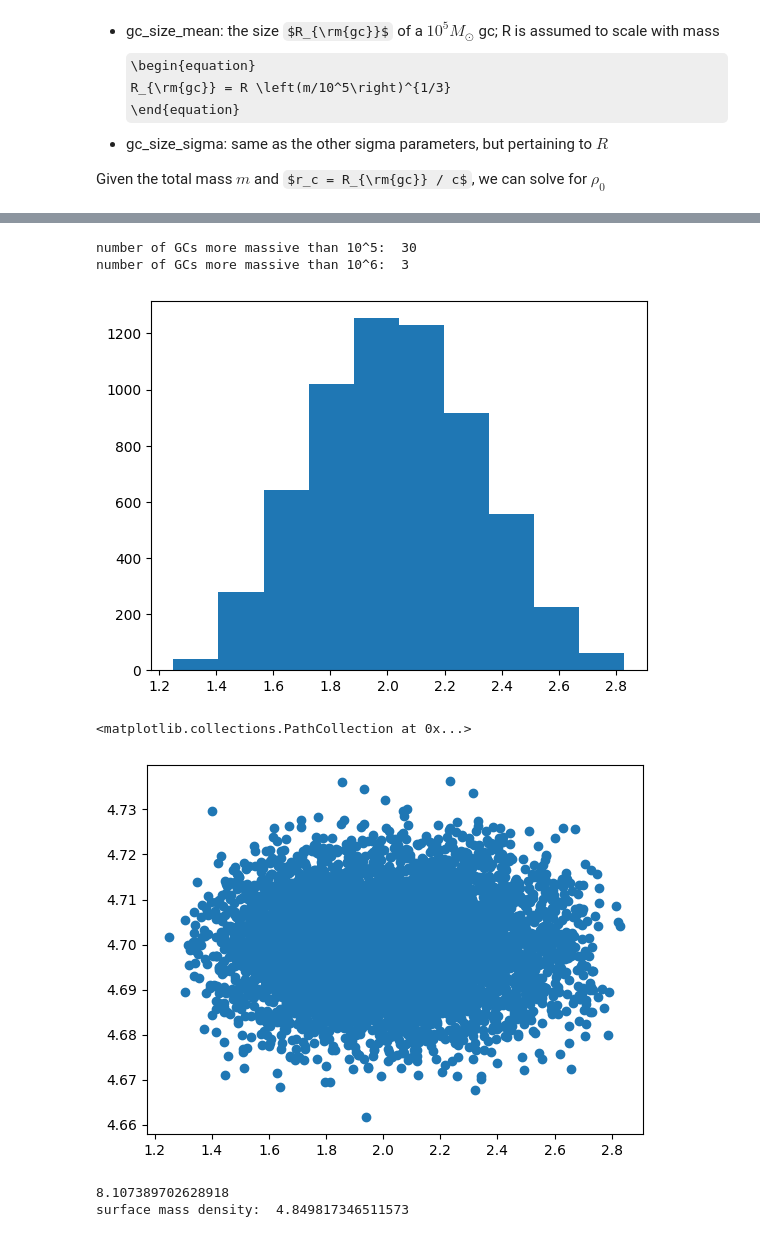
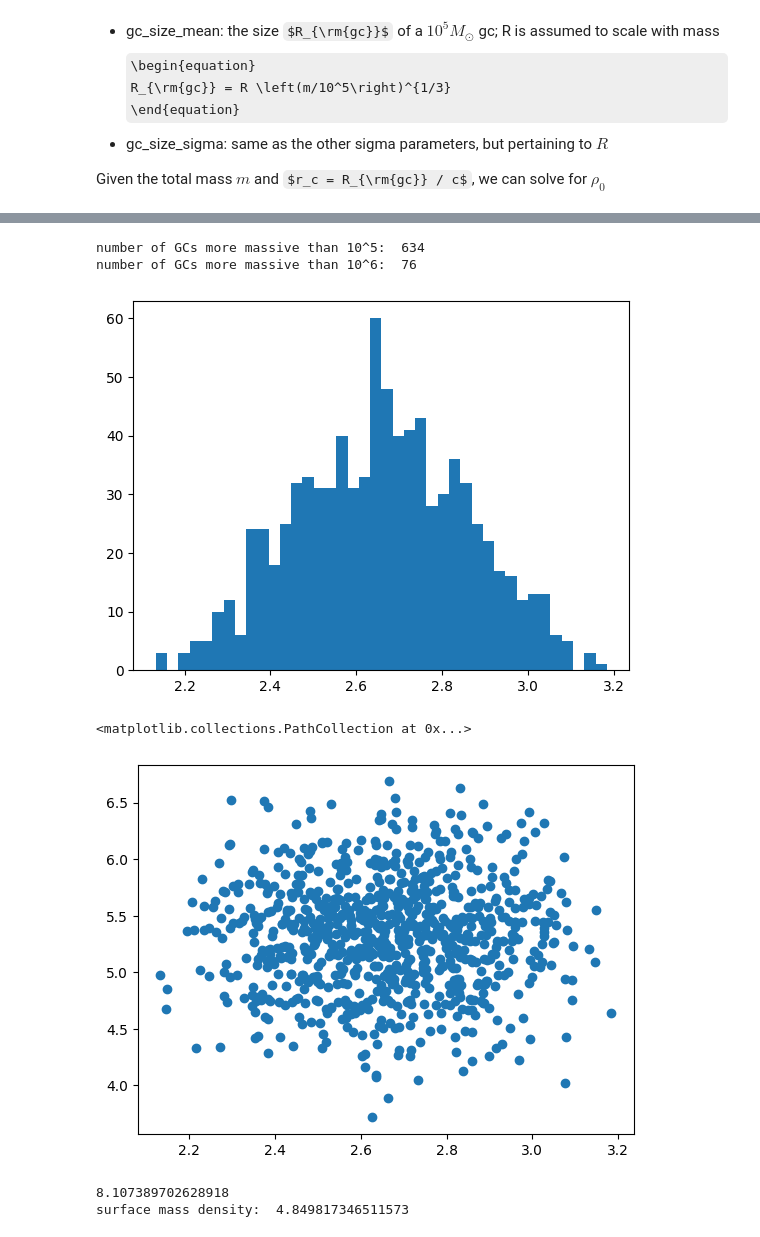
Before and after one commit to dangilman/pyHalo, a Jupyter notebook: example_notebooks/globular_clusters.ipynb, the cells around one changed output, grey strips where cells are left out. Cells and saved outputs as stored; diff of their text form; code cells hidden in the pictures; some formulas as TeX source.

```diff
--- a/example_notebooks/globular_clusters.ipynb
+++ b/example_notebooks/globular_clusters.ipynb
@@ -103,18 +105,20 @@ real = CDM(zlens, zsource, LOS_normalization=0.0, sigma_sub=0.0,
                      cone_opening_angle_arcsec=cone_opening_angle_arcsec,
                     log_mlow=7.0)
 ext = RealizationExtensions(real)
-log10_mgc_mean = 5.0
+log10_mgc_mean = 5.3
 log10_mgc_sigma = 0.5
 rendering_radius_arcsec = 1.0 / np.sqrt(np.pi)
 
 realization_GCs = ext.add_globular_clusters(log10_mgc_mean,
                                          log10_mgc_sigma,
                                          rendering_radius_arcsec,
-                                            gc_size_mean=120,
-                                            gc_size_sigma=30,
-                                            gc_concentration_mean=100,
-                                            gc_concentration_sigma=20,
-                                            gc_surface_mass_density=1e5,
+                                            gamma_mean=3.25,
+                                            gamma_sigma=0.25,
+                                            gc_size_mean=100,
+                                            gc_size_sigma=10,
+                                            gc_concentration_mean=50,
+                                            gc_concentration_sigma=10,
+                                            gc_surface_mass_density=10*10**5.3,
                                         center_x=center_x, center_y=center_y)
 masses = np.array([halo.mass for halo in realization_GCs.halos])
 print('number of GCs more massive than 10^5: ', np.sum(masses>10**5))
@@ -129,18 +133,18 @@ for gc in realization_GCs.halos:
     size.append(gc_size_kpc)
     masses.append(gc.mass)
 # %% [output]
-number of GCs more massive than 10^5:  30
-number of GCs more massive than 10^6:  3
+number of GCs more massive than 10^5:  634
+number of GCs more massive than 10^6:  76
 # %%
 kpc_per_lyr = 0.31 * 1e-3
 rho0_msun_per_cubiclyr = np.array(central_density) * kpc_per_lyr ** 3
-plt.hist(np.log10(rho0_msun_per_cubiclyr)); plt.show()
+plt.hist(np.log10(rho0_msun_per_cubiclyr),bins=40); plt.show()
 
 plt.scatter(np.log10(rho0_msun_per_cubiclyr), np.log10(masses))
 # %% [output]
-[figure, old version]
+[figure, new version]
 <matplotlib.collections.PathCollection at 0x...>
-[figure, old version]
+[figure, new version]
 # %%
 ### Estimate the surface mass density
 # %%
```
Also changed, not shown: parts of 13 cells of this notebook.
